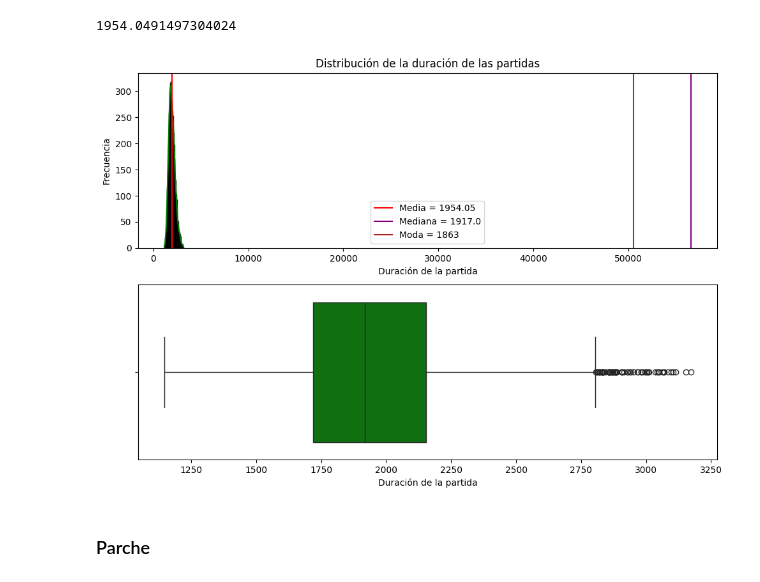
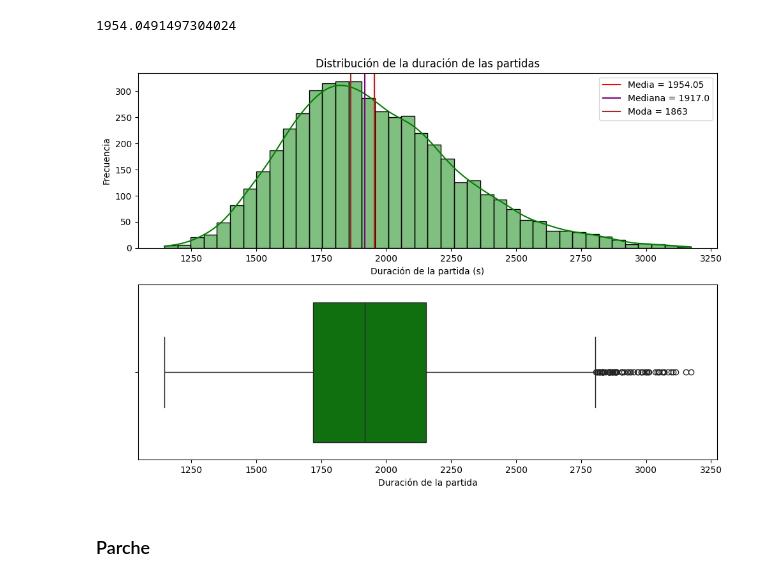
Before and after one commit to CamiloAPB/EDA_DS, a Jupyter notebook: Src/Notebooks/analisis.ipynb, the cells around one changed output. Saved outputs shown, nothing was run; the diff lists cells and outputs as text; code cells hidden in the pictures.

```diff
--- a/Src/Notebooks/analisis.ipynb
+++ b/Src/Notebooks/analisis.ipynb
@@ -592,23 +592,23 @@ gl_mean
 # %%
 plt.figure(figsize=(10,7))
 
 plt.subplot(2,1,1)
 sns.histplot(df, x="gamelength", kde=True, color="green")
-plt.xlabel("Duración de la partida")
+plt.xlabel("Duración de la partida (s)")
 plt.ylabel("Frecuencia")
 plt.title("Distribución de la duración de las partidas")
 plt.axvline(gl_mean,color = "r", label = f"Media = {round(gl_mean,2)}")
-plt.axvline(btg_median,color = "purple", label = f"Mediana = {round(gl_median,2)}")
-plt.axvline(btg_mode[0],color = "brown", label = f"Moda = {round(gl_mode[0],2)}")
+plt.axvline(gl_median,color = "purple", label = f"Mediana = {round(gl_median,2)}")
+plt.axvline(gl_mode[0],color = "brown", label = f"Moda = {round(gl_mode[0],2)}")
 plt.legend()
 
 plt.subplot(2,1,2)
 sns.boxplot(x = df["gamelength"], legend=True, color="green")
 plt.xlabel("Duración de la partida")
 
 plt.tight_layout(pad=1)
 # %% [output]
-[figure, old version]
+[figure, new version]
 # %% [markdown]
 ### Parche
 # %%
```
Also changed, not shown: parts of 57 cells of this notebook.
